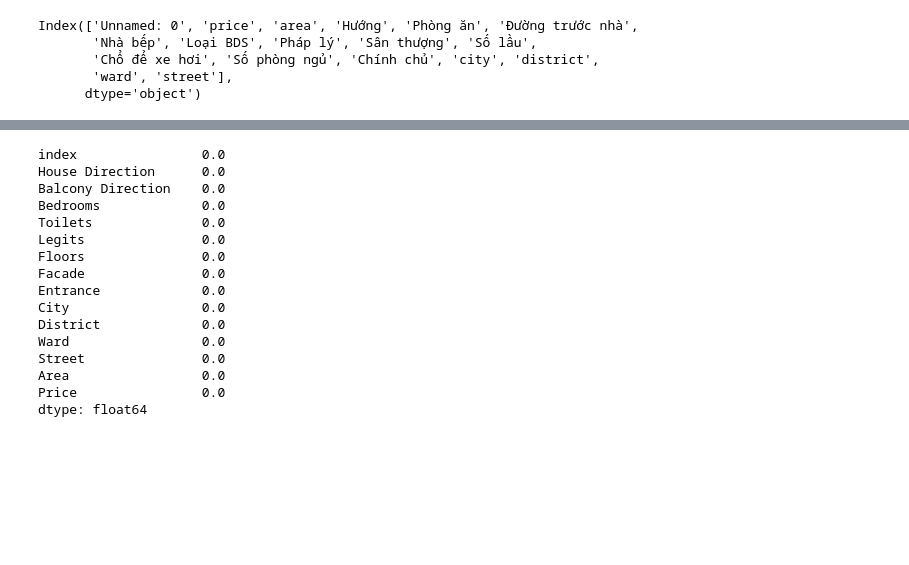
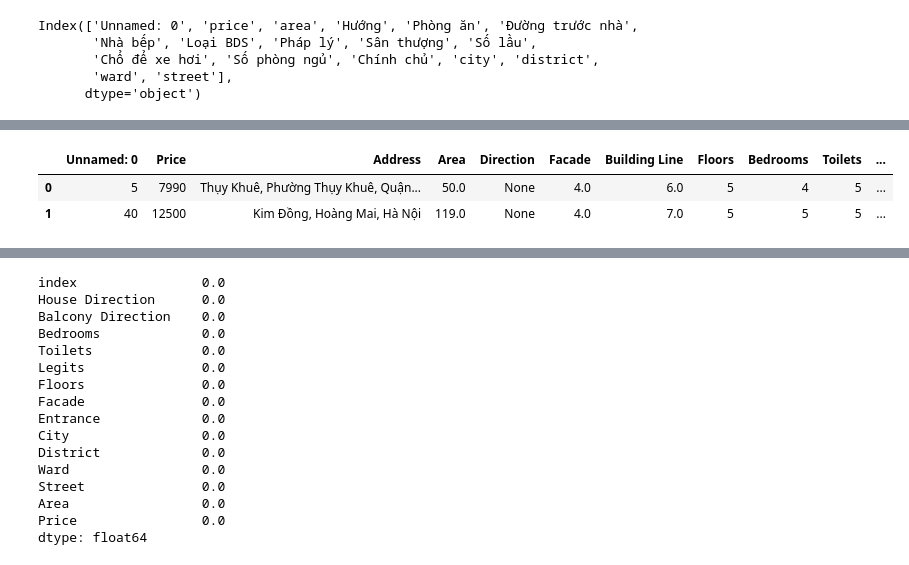
Before and after one commit to PhamVuHuyenTrang/Hanoi-Real-Estate-Analysis-and-Prediction, a Jupyter notebook: crawl_data/synthetic.ipynb, the cells around one changed output, grey strips where cells are left out. Cells and saved outputs as stored; diff of their text form; code cells hidden in the pictures; blank space fills up the shorter version.

```diff
--- a/crawl_data/synthetic.ipynb
+++ b/crawl_data/synthetic.ipynb
@@ -64,4 +86,10 @@ Index(['Unnamed: 0', 'Price', 'Area', 'Facade', 'Building Line', 'Floors',
       dtype='object')
+# %%
+bdsso.head(2)
+# %% [output]
+|  | Unnamed: 0 | Price | Address | Area | Direction | Facade | Building Line | Floors | Bedrooms | Toilets | ... |
+| 0 | 5 | 7990 | Thụy Khuê, Phường Thụy Khuê, Quận... | 50.0 | None | 4.0 | 6.0 | 5 | 4 | 5 | ... |
+| 1 | 40 | 12500 | Kim Đồng, Hoàng Mai, Hà Nội | 119.0 | None | 4.0 | 7.0 | 5 | 5 | 5 | ... |
 # %%
 bdsso = bdsso[['Price', 'Area', 'Facade',  'Floors',
        'Bedrooms', 'Toilets', 'Direction',
```
Also changed, not shown: parts of 33 cells of this notebook, 3 other files.
